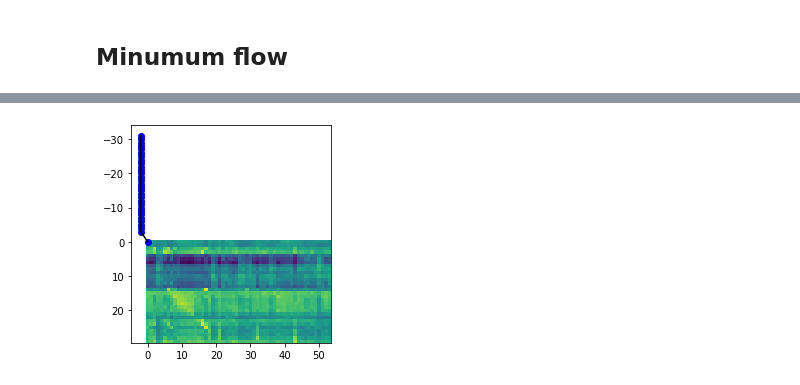
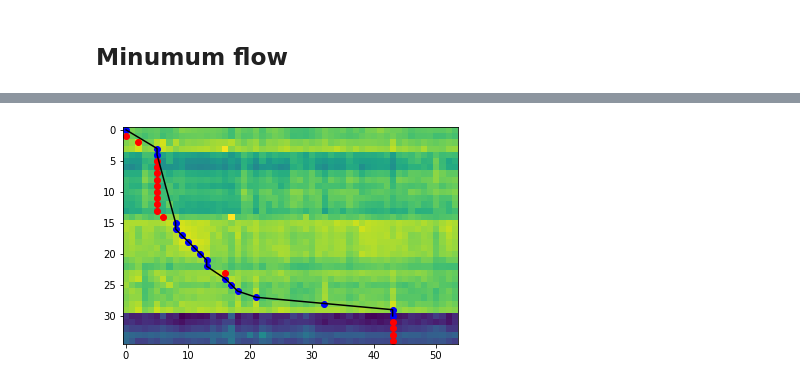
Before and after one commit to SailorBrandon/Reproduction-Robust-Visual-SLAM-Across-Seasons, a Jupyter notebook: image_matching/pytorch_vision_googlenet.ipynb, the cells around one changed output, grey strips where cells are left out. Cells and saved outputs as stored; diff of their text form; code cells hidden in the pictures.

```diff
--- a/image_matching/pytorch_vision_googlenet.ipynb
+++ b/image_matching/pytorch_vision_googlenet.ipynb
@@ -109,7 +107,7 @@ from skimage import exposure
 def hog_preprocess_singe_img(filename):
     input_image = Image.open(filename)
     transform = transforms.Compose([
-        # transforms.Resize(256),
+        transforms.Resize([1024,768]),
         # transforms.CenterCrop(224),
         transforms.ToTensor(),
         transforms.Normalize(mean=[0.485, 0.456, 0.406], std=[
@@ -201,7 +199,7 @@ def minCostFlow(similarity_matrix):
     F = 5  # Flow
     K = 4  # Span
 
-    w_h = 1  # weight for connecting hidden units
+    w_h = np.min(1/similarity_matrix)*1.008  # weight for connecting hidden units, 1.0-1.01
 
     G.add_node("s", demand=-F)
     G.add_node("t", demand=F)
@@ -223,8 +221,8 @@ def minCostFlow(similarity_matrix):
                 # print(k)
                 G.add_edge((i, j), (i+1, k), weight=1 /
                            similarity_matrix[i-1][j-1], capacity=1)
-                G.add_edge((-i, -j), (-i-1, -k), weight=5, capacity=1)
-                G.add_edge((i, j), (-i-1, -k), weight=5, capacity=1)
+                G.add_edge((-i, -j), (-i-1, -k), weight=w_h, capacity=1)
+                G.add_edge((i, j), (-i-1, -k), weight=w_h, capacity=1)
                 G.add_edge((-i, -j), (i+1, k), weight=1 /
                            similarity_matrix[i-1][j-1], capacity=1)
                 # G.add_edge((i,j), (i+1,k), weight=0, capacity=1)
@@ -287,20 +293,29 @@ print(shortest_list)
 # %%
 
 def visualization(shortest_list, similarity_matrix):
-    query = []
-    data = []
+    match_query = []
+    match_data = []
+    unmatch_query = []
+    unmatch_data = []
     for i in range(1, len(shortest_list)-1):
-        query.append(shortest_list[i][0]-1)
-        data.append(shortest_list[i][1]-1)
+        index_1 = shortest_list[i][0]
+        index_2 = shortest_list[i][1]
+        if index_1>=0:
+            match_query.append(index_1-1)
+            match_data.append(index_2-1)
+        else:
+            unmatch_query.append(-index_1-1)
+            unmatch_data.append(-index_2-1)
     plt.imshow(similarity_matrix)
-    plt.scatter(data, query, color='b')
-    plt.plot(data, query, color='black')
+    plt.scatter(match_data, match_query, color='b')
+    plt.scatter(unmatch_data, unmatch_query, color='r')
+    plt.plot(match_data, match_query, color='black')
     plt.show()
 
 
 visualization(shortest_list, similarity_matrix)
 # %% [output]
-[figure, old version]
+[figure, new version]
 # %%
 # class evaluator():
 #     def __init__(self,shortest_list,tolerance=3):
```
Also changed, not shown: parts of 7 cells of this notebook, 5 other files.
